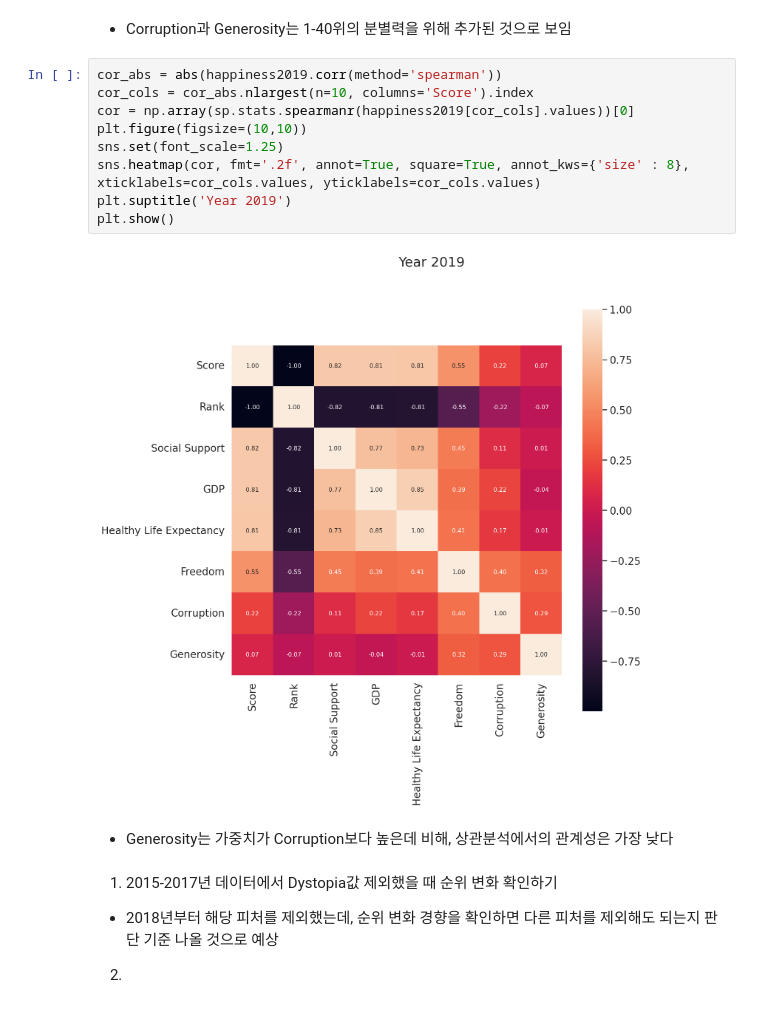
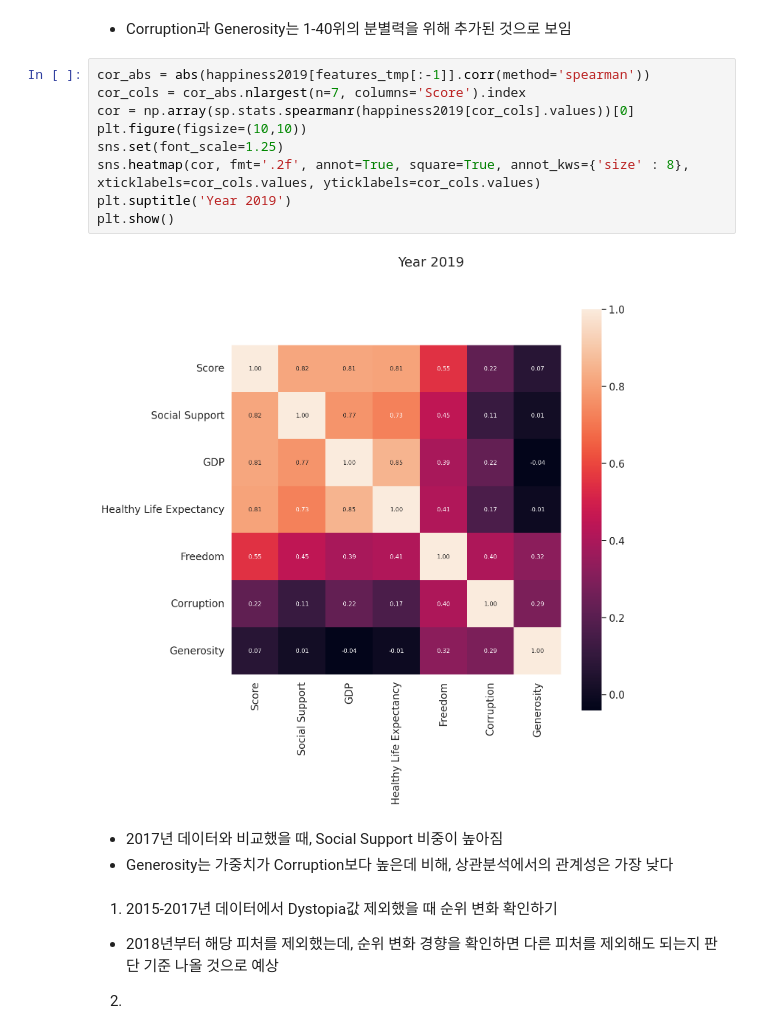
Before and after one commit to EA-park/AIFFEL_datathon, a Jupyter notebook: [Datathon]세계행복보고서_세계정복.ipynb, the cells around one changed output. Drawn from its saved outputs; the diff is of its cells as text.

```diff
--- a/[Datathon]세계행복보고서_세계정복.ipynb
+++ b/[Datathon]세계행복보고서_세계정복.ipynb
@@ -245,17 +284,18 @@ plt.show()
 # %% [markdown]
 - Corruption과 Generosity는 1-40위의 분별력을 위해 추가된 것으로 보임
 # %%
-cor_abs = abs(happiness2019.corr(method='spearman'))
-cor_cols = cor_abs.nlargest(n=10, columns='Score').index
+cor_abs = abs(happiness2019[features_tmp[:-1]].corr(method='spearman'))
+cor_cols = cor_abs.nlargest(n=7, columns='Score').index
 cor = np.array(sp.stats.spearmanr(happiness2019[cor_cols].values))[0]
 plt.figure(figsize=(10,10))
 sns.set(font_scale=1.25)
 sns.heatmap(cor, fmt='.2f', annot=True, square=True, annot_kws={'size' : 8}, xticklabels=cor_cols.values, yticklabels=cor_cols.values)
 plt.suptitle('Year 2019')
 plt.show()
 # %% [output]
-[figure, old version]
+[figure, new version]
 # %% [markdown]
+- 2017년 데이터와 비교했을 때, Social Support 비중이 높아짐
 - Generosity는 가중치가 Corruption보다 높은데 비해, 상관분석에서의 관계성은 가장 낮다
 # %% [markdown]
 1. 2015-2017년 데이터에서 Dystopia값 제외했을 때 순위 변화 확인하기
```
Also changed, not shown: parts of 24 cells of this notebook.
